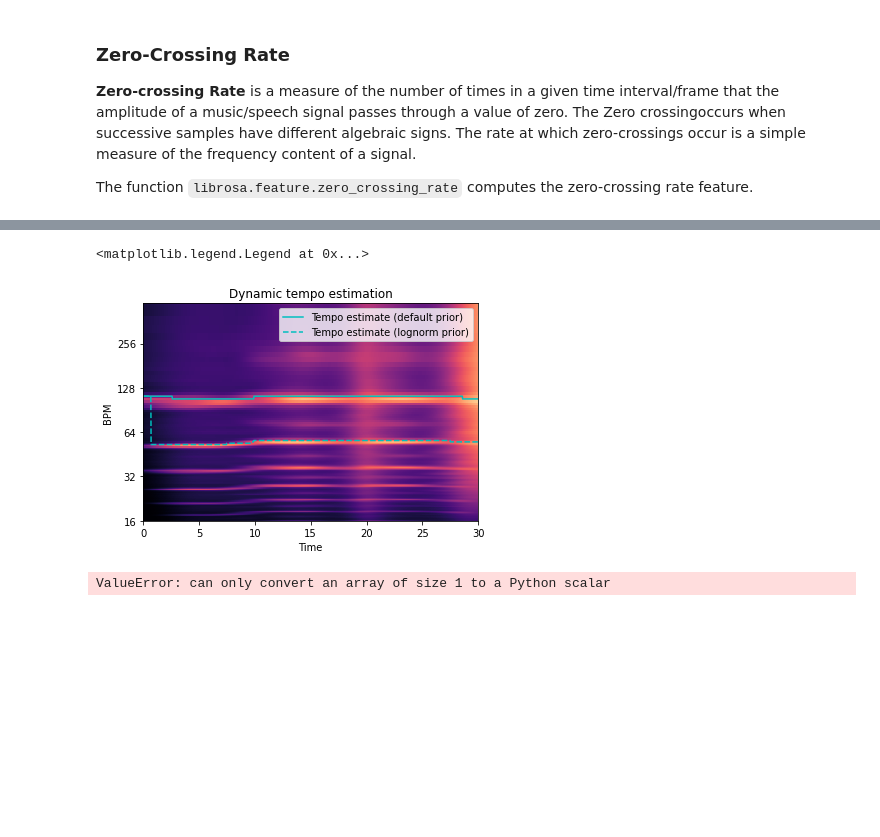
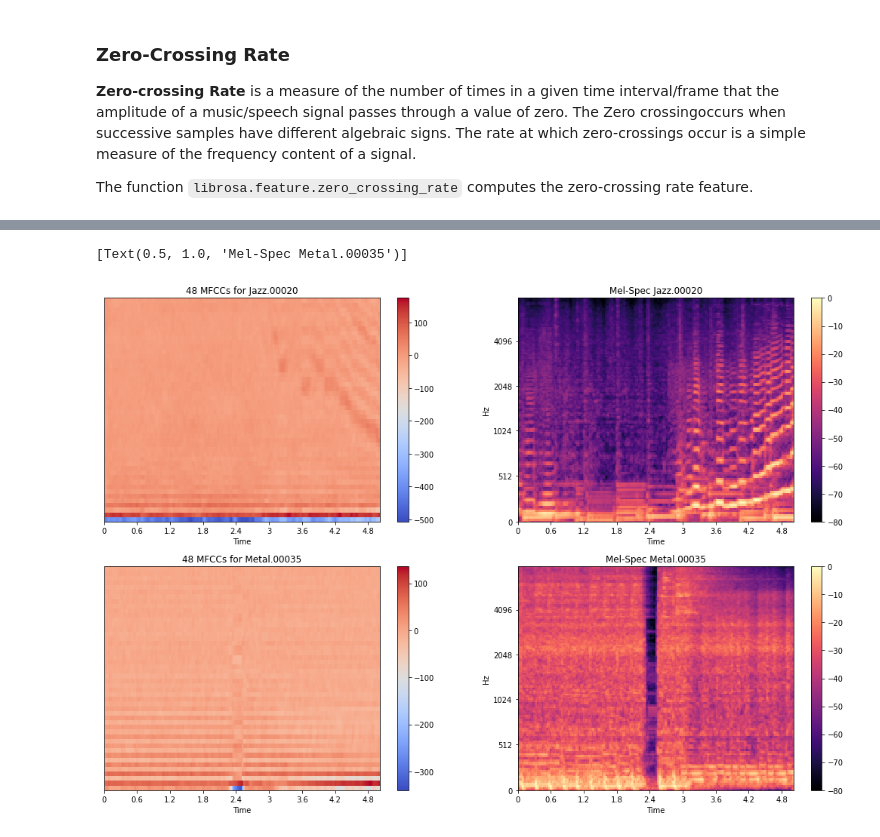
Before and after one commit to cpvlordelo/genre-classif, a Jupyter notebook: PrepareDataAndFeatures.ipynb, the cells around one changed output, grey strips where cells are left out. Drawn from its saved outputs; the diff is of its cells as text; code cells hidden in the pictures; blank space fills up the shorter version.

Commit message:
update notebook to compute and save features

```diff
--- a/genre-classification-GTZAN.ipynb
+++ b/PrepareDataAndFeatures.ipynb
@@ -247,9 +221,9 @@ import librosa.display
 import IPython.display as ipd
 
 # Read Example Audio 1
-y1, sr = librosa.load('./dataset/jazz/jazz.00020.wav', sr=22050, duration=5)
+y1, sr = librosa.load(os.path.join(data_path, 'jazz', 'jazz.00020.wav'), sr=22050, duration=5)
 # Read Example Audio 2
-y2, sr = librosa.load('./dataset/metal/metal.00035.wav', sr=22050, duration=5)
+y2, sr = librosa.load(os.path.join(data_path, 'metal', 'metal.00035.wav'), sr=22050, duration=5)
 
 # Compute magnitude spectrograms (STFT)
 S1, _ = librosa.magphase(librosa.stft(y=y1))
@@ -557,24 +549,34 @@ ax.legend()
 # %%
-#Plot dynamic tempo estimates over a tempogram
+# compute mel spec and MFCC for example 1
+S1 = librosa.feature.melspectrogram(y=y1, sr=sr, n_mels=128, fmax=8000)
+S1_dB = librosa.power_to_db(S1, ref=np.max)
+mfcc1= librosa.feature.mfcc(y=y1, n_mfcc=48)
 
-fig, ax = plt.subplots()
-tg = librosa.feature.tempogram(onset_envelope=onset_env, sr=sr,
-                               hop_length=hop_length)
-librosa.display.specshow(tg, x_axis='time', y_axis='tempo', cmap='magma', ax=ax)
-ax.plot(librosa.times_like(dtempo), dtempo,
-         color='c', linewidth=1.5, label='Tempo estimate (default prior)')
-ax.plot(librosa.times_like(dtempo_lognorm), dtempo_lognorm,
-         color='c', linewidth=1.5, linestyle='--',
-         label='Tempo estimate (lognorm prior)')
-ax.set(title='Dynamic tempo estimation')
-ax.legend()
+# compute mel spec and MFCC for example 2
+S2 = librosa.feature.melspectrogram(y=y2, sr=sr, n_mels=128, fmax=8000)
+S2_dB = librosa.power_to_db(S2, ref=np.max)
+mfcc2 = librosa.feature.mfcc(y=y2, n_mfcc=48)
+
+# Plot MFCC
+fig, ax = plt.subplots(nrows=2, ncols=2, figsize=(18,12))
+img = librosa.display.specshow(mfcc1, x_axis='time', ax=ax[0,0])
+fig.colorbar(img, ax=ax[0,0])
+ax[0,0].set(title='48 MFCCs for Jazz.00020')
+
+# Plot MFCC
+img = librosa.display.specshow(mfcc2, x_axis='time', ax=ax[1,0])
+fig.colorbar(img, ax=ax[1,0])
+ax[1,0].set(title='48 MFCCs for Metal.00035')
+
+# Plot Mel-Spec
+img = librosa.display.specshow(S1_dB, x_axis='time', y_axis='mel', sr=sr, fmax=8000, ax=ax[0,1])
+fig.colorbar(img, ax=ax[0,1])
+ax[0,1].set(title='Mel-Spec Jazz.00020')
+
+# Plot Mel-Spec
+img = librosa.display.specshow(S2_dB, x_axis='time', y_axis='mel', sr=sr, fmax=8000, ax=ax[1,1])
+fig.colorbar(img, ax=ax[1,1])
+ax[1,1].set(title='Mel-Spec Metal.00035')
 # %% [output]
-<matplotlib.legend.Legend at 0x...>
+[Text(0.5, 1.0, 'Mel-Spec Metal.00035')]
-[figure, old version]
+[figure, new version]
-# %%
-np.random.seed(1100)
-x = np.random.rand(10).reshape(2,5)
-
-x.item()
-# %% [output]
-ValueError: can only convert an array of size 1 to a Python scalar
```
Also changed, not shown: parts of 13 cells of this notebook.
